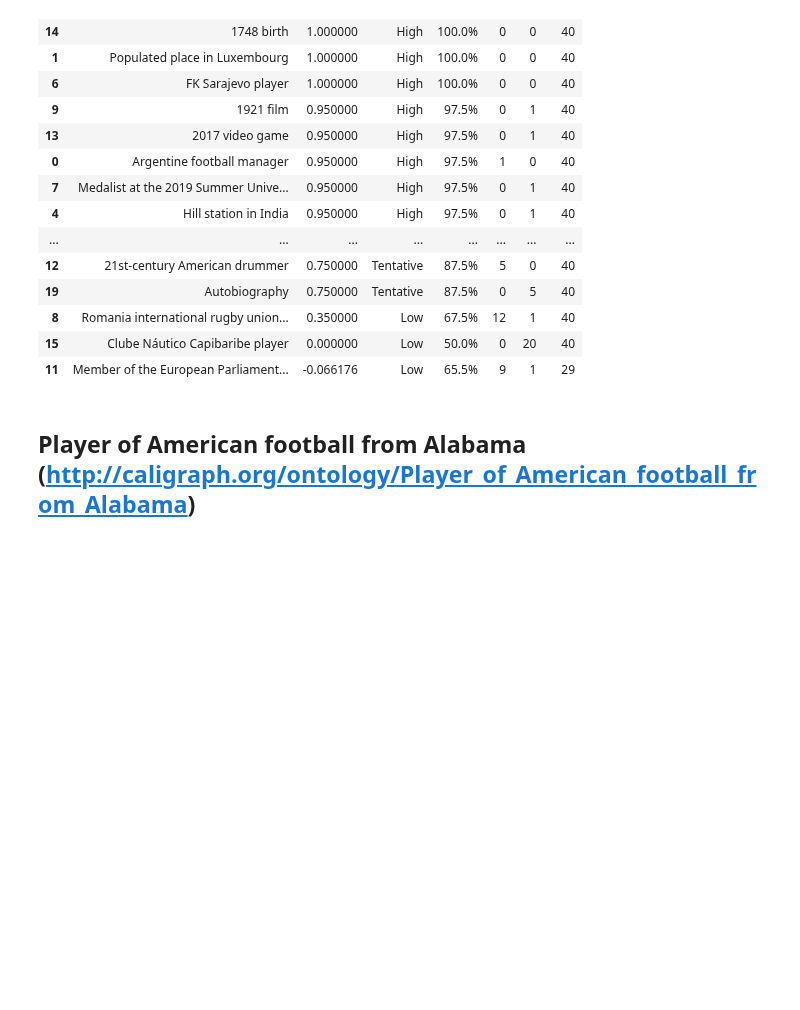
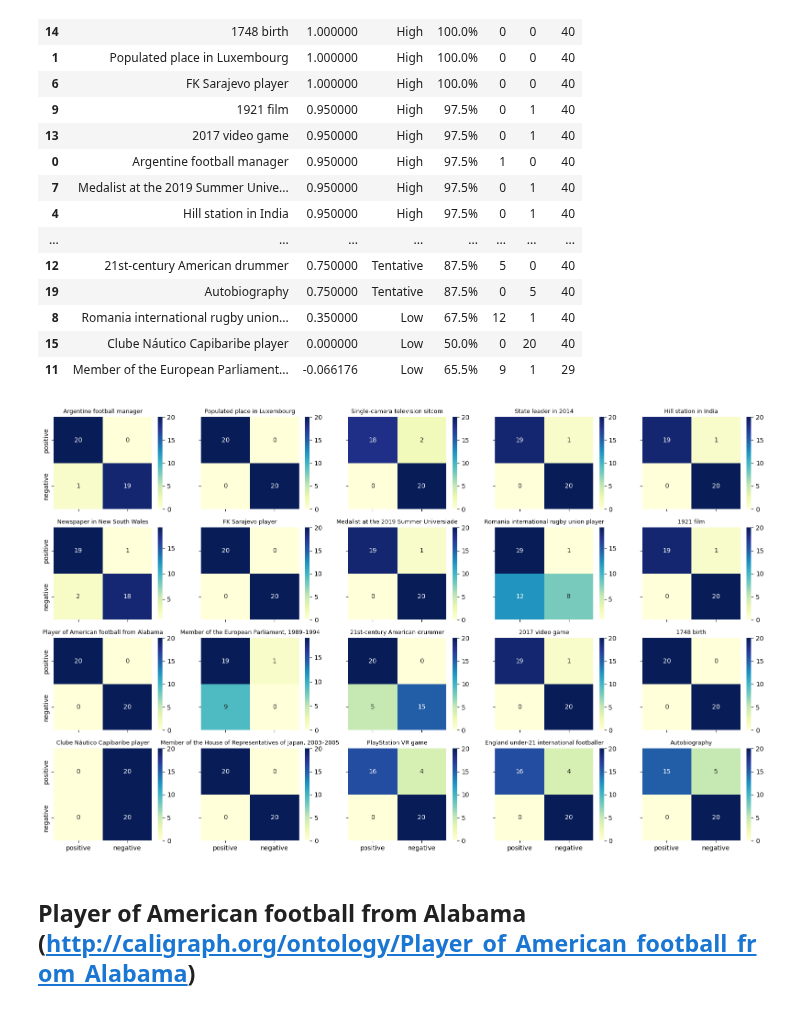
Before and after one commit to bradleypallen/conceptual-engineering-using-llms, a Jupyter notebook: caligraph_experiment_error_analysis.ipynb, the cells around one changed output. Saved outputs shown, nothing was run; the diff lists cells and outputs as text; code cells hidden in the pictures; blank space fills up the shorter version.

Commit message:
Display matrix of CMs in error analyses

```diff
--- a/caligraph_experiment_error_analysis.ipynb
+++ b/caligraph_experiment_error_analysis.ipynb
@@ -57,6 +57,20 @@ experiment_df[["name", "kappa", "SOA9", "ACC", "FP", "FN", "POP"]]
 | 8 | Romania international rugby union... | 0.350000 | Low | 67.5% | 12 | 1 | 40 |
 | 15 | Clube Náutico Capibaribe player | 0.000000 | Low | 50.0% | 0 | 20 | 40 |
 | 11 | Member of the European Parliament... | -0.066176 | Low | 65.5% | 9 | 1 | 29 |
+# %%
+fig = plt.figure(figsize=(20,12))
+gs = fig.add_gridspec(4, 5)
+axes = gs.subplots(sharex=True, sharey=True)
+cms = [ (experiment["concept"]["label"], pycm.ConfusionMatrix(matrix=experiment["confusion_matrix"])) for experiment in experiments ]
+for ax, (name, cm) in zip(axes.flat, cms):
+    df = pd.DataFrame(cm.matrix).T.fillna(0)
+    sns.heatmap(df, annot=True, fmt='d', cmap="YlGnBu", ax=ax)
+    ax.set_title(name, wrap=True, fontsize=9)
+for ax in axes.flat[len(cms):]:
+    ax.set_visible(False)
+plt.show()
+# %% [output]
+[figure, added]
 # %%
 for experiment in experiment_df["experiment"].values:
     display_experiment(experiment)
```
Also changed, not shown: 1 other file.
